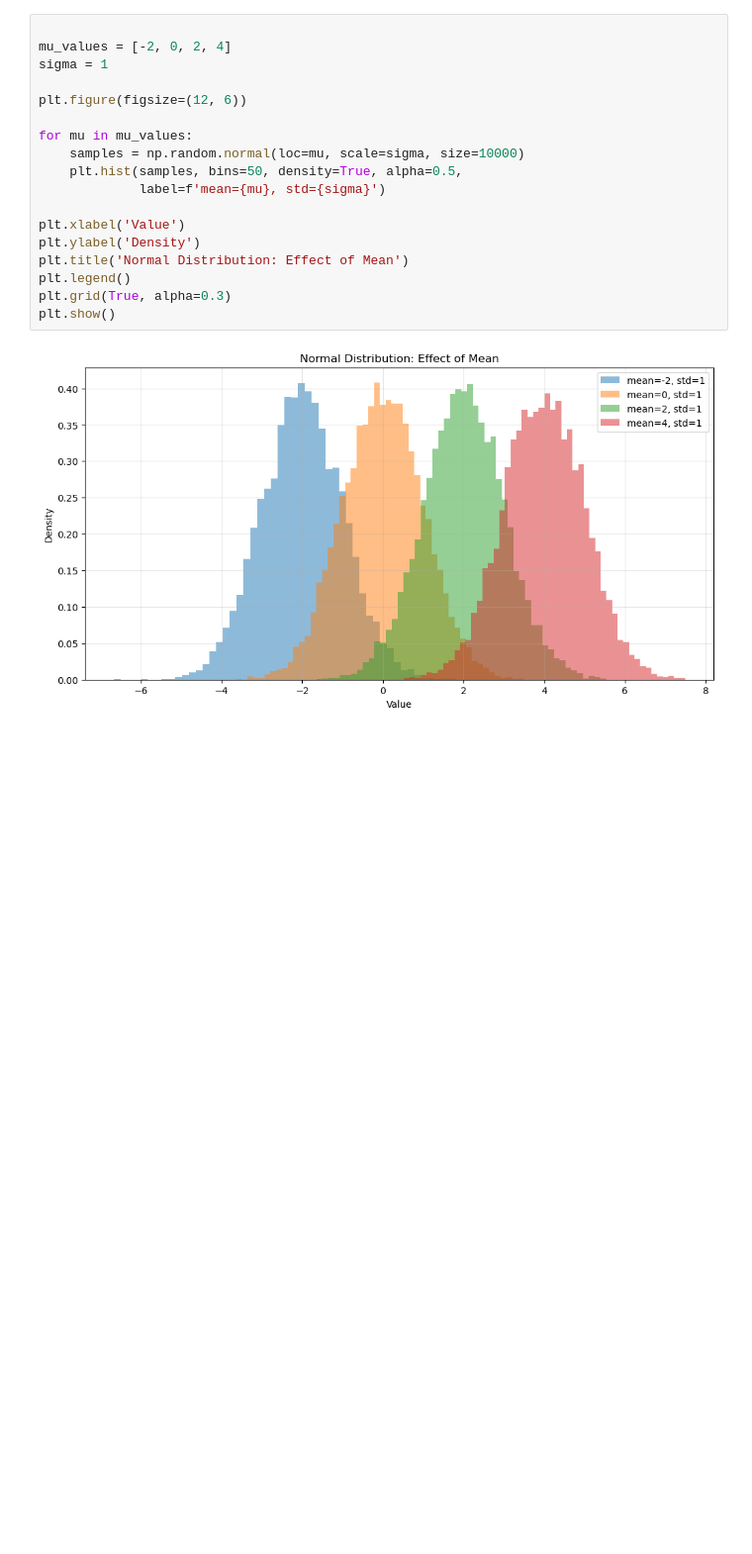
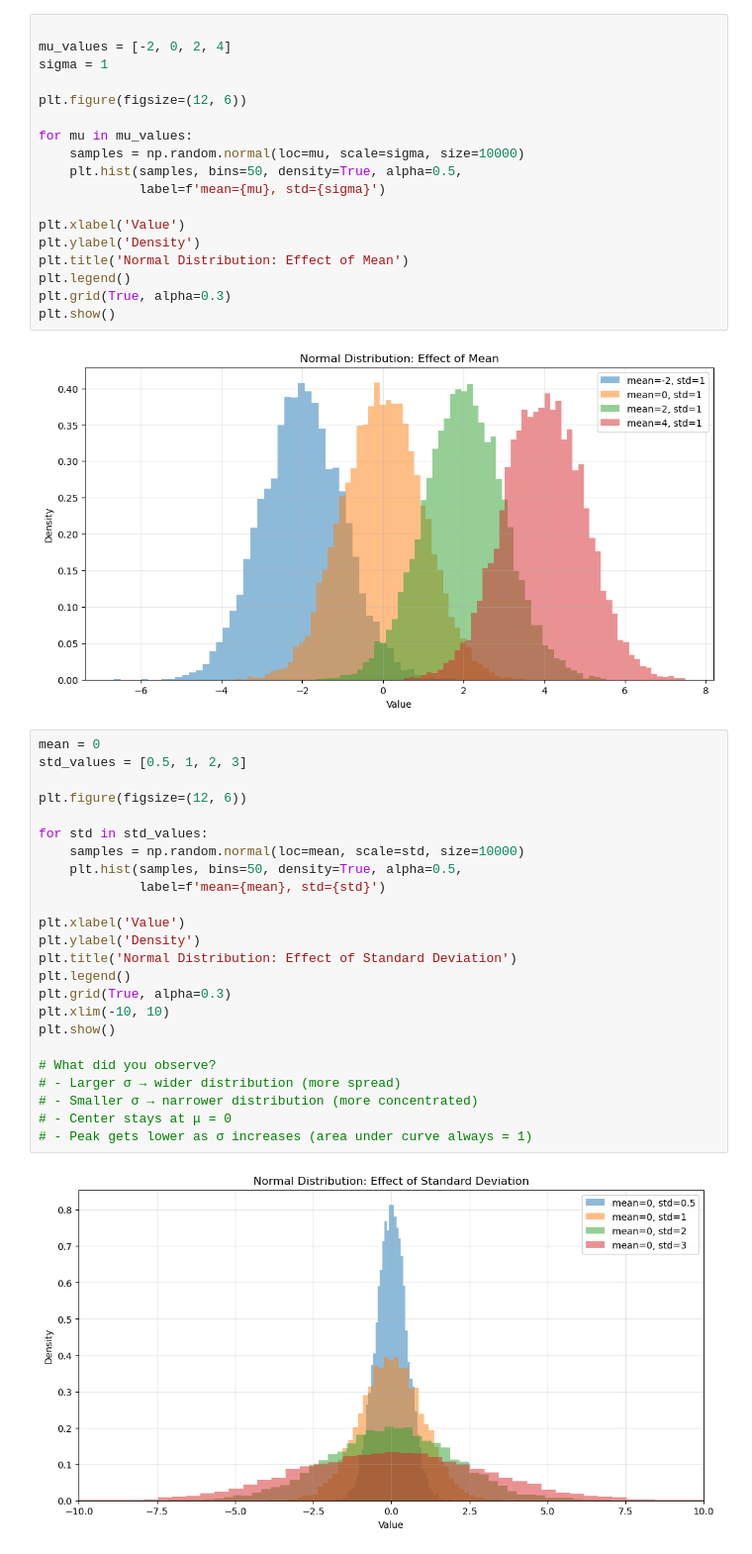
Before and after one commit to Rey3300/PINN-ML-Learning, a Jupyter notebook: week1-python-probability/day4-probability-normal-distributions.ipynb, the cells around one changed output. Shown at 99% size. Saved outputs shown, nothing was run; the diff lists cells and outputs as text; blank space fills up the shorter version.

```diff
--- a/week1-python-probability/day4-probability-normal-distributions.ipynb
+++ b/week1-python-probability/day4-probability-normal-distributions.ipynb
@@ -44,3 +44,29 @@ plt.grid(True, alpha=0.3)
 plt.show()
 # %% [output]
 [figure]
+# %%
+mean = 0
+std_values = [0.5, 1, 2, 3]
+
+plt.figure(figsize=(12, 6))
+
+for std in std_values:
+    samples = np.random.normal(loc=mean, scale=std, size=10000)
+    plt.hist(samples, bins=50, density=True, alpha=0.5,
+             label=f'mean={mean}, std={std}')
+
+plt.xlabel('Value')
+plt.ylabel('Density')
+plt.title('Normal Distribution: Effect of Standard Deviation')
+plt.legend()
+plt.grid(True, alpha=0.3)
+plt.xlim(-10, 10)
+plt.show()
+
+# What did you observe?
+# - Larger σ → wider distribution (more spread)
+# - Smaller σ → narrower distribution (more concentrated)
+# - Center stays at μ = 0
+# - Peak gets lower as σ increases (area under curve always = 1)
+# %% [output]
+[figure, added]
```
Also changed, not shown: parts of 1 cell of this notebook.
